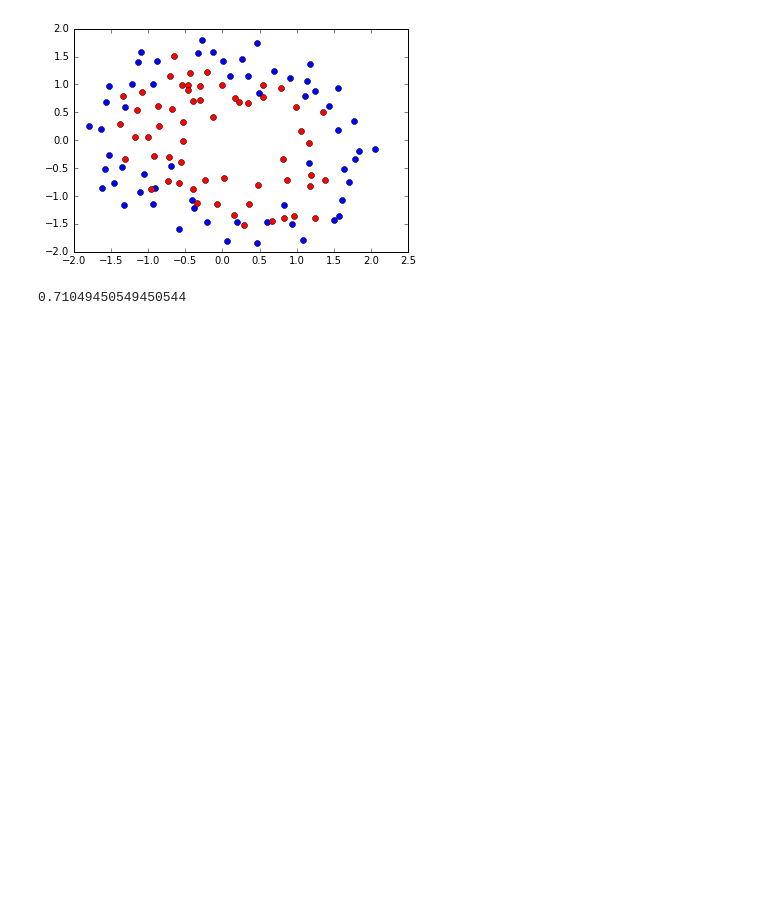
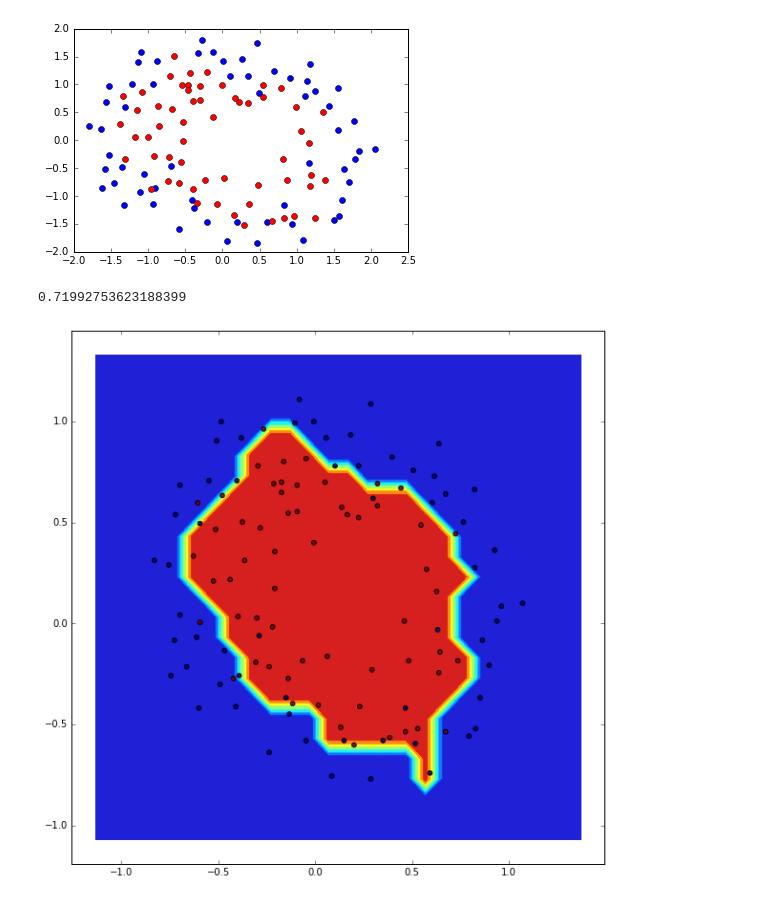
Before and after one commit to pva701/ITMO-ML, a Jupyter notebook: hw1/hw1_ez.ipynb, the cells around one changed output. Saved outputs shown, nothing was run; the diff lists cells and outputs as text; code cells hidden in the pictures; blank space fills up the shorter version.

Commit message:
boundary visualization added

```diff
--- a/hw1/hw1_ez.ipynb
+++ b/hw1/hw1_ez.ipynb
@@ -66,7 +67,22 @@ def kf_cross_validation(xs, ys, n_fold=10, measure='accuracy', **params):
         predicted_labels = np.apply_along_axis(classifier, 1, xs[test_i])
         kf_sum += measure(predicted_labels, true_labels)
     return kf_sum/n_fold
-# %%
-kf_cross_validation(xs, ys, 10, f1_score, k=5)
-# %% [output]
-0.71049450549450544
+# %%
+kf_cross_validation(xs, ys, 5, 'accuracy', k=3, weight_f=lambda x: x**2)
+# %% [output]
+0.71992753623188399
+# %%
+x_min, x_max = xs[:, 0].min() - 0.3, xs[:, 0].max() + 0.3
+y_min, y_max = xs[:, 1].min() - 0.3, xs[:, 1].max() + 0.3
+xx, yy = np.meshgrid(np.arange(x_min, x_max, 0.1),
+                     np.arange(y_min, y_max, 0.1))
+plt.figure(figsize=(10,10))
+classifier = lambda x: knn(x, xs, ys, k=5, weight_f=lambda x: x**2)
+for idx in product([0, 1], [0, 1]):
+    Z = np.apply_along_axis(classifier, 1, np.c_[xx.ravel(), yy.ravel()])
+    Z = Z.reshape(xx.shape)
+    plt.contourf(xx, yy, Z, alpha=0.4)
+    plt.scatter(xs[:, 0], xs[:, 1], c=ys, alpha=0.8)
+plt.show()
+# %% [output]
+[figure, added]
```
Also changed, not shown: parts of 1 cell of this notebook.
